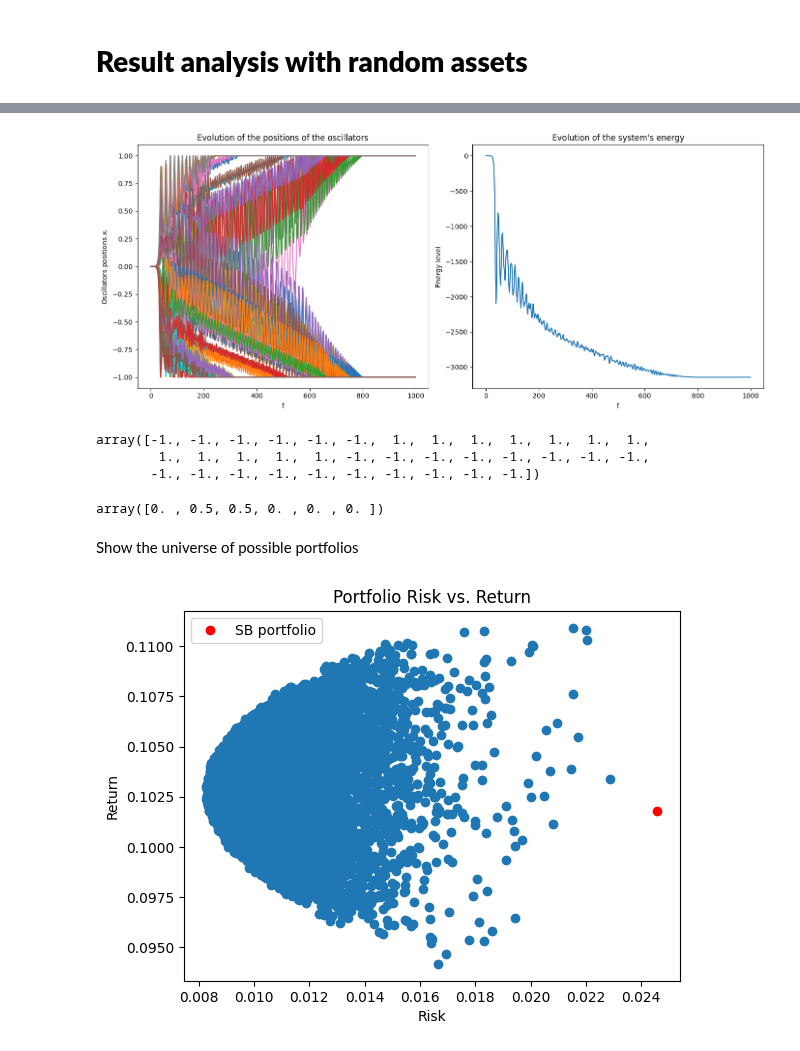
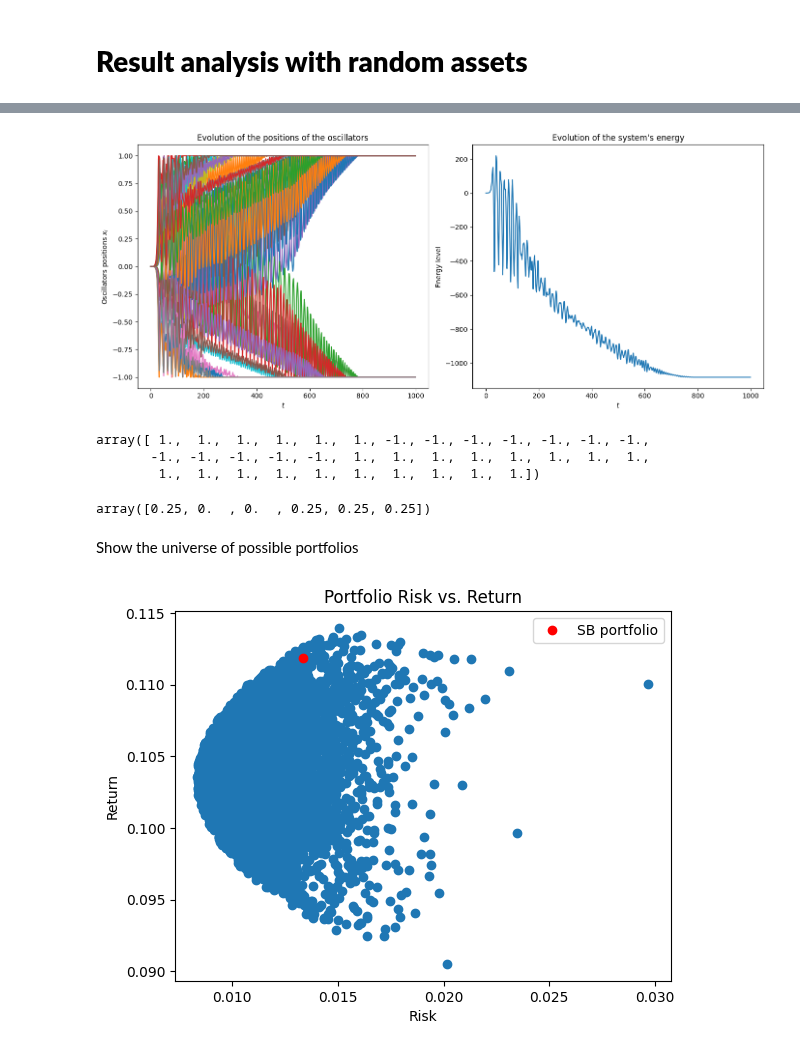
Before and after one commit to NESRINE202/SB_Algorithm_applications, a Jupyter notebook: Portfolio_reduction_tests.ipynb, the cells around one changed output, grey strips where cells are left out. Saved outputs shown, nothing was run; the diff lists cells and outputs as text; code cells hidden in the pictures.

```diff
--- a/Portfolio_reduction_tests.ipynb
+++ b/Portfolio_reduction_tests.ipynb
@@ -101,5 +82,5 @@ mu = np.array([0.2, 0.05, 0.17])
 # %%
-J,H = reduction_markovitz(sigma,mu,alpha = 2,K=10,bit=3,penaly= 1,compact=True)
+J,H = reduction_markovitz(sigma,mu,alpha = 2,K=10,bit=3,penaly= 1,compact=False)
 # %%
 np.log2(10)
 # %% [output]
@@ -134,8 +120,6 @@ array([-1., -1., -1., -1., -1., -1.,  1.,  1.,  1.,  1.])
 # %% [markdown]
 # **Result analysis with random assets**
 # %%
-import numpy as np
-
 def geometric_brownian_motion(n_assets, n_time, initial_prices, drift=0.1, volatility=0.1):
     """Generate price paths from a geometric Brownian motion."""
     dt = 1  # Time step
@@ -149,7 +133,7 @@ def geometric_brownian_motion(n_assets, n_time, initial_prices, drift=0.1, volat
 
     return prices
 
-def estimate_parameters(n_assets, n_time, initial_prices, drift=0.1, volatility=0.1):
+def estimate_parameters(n_assets, n_time, initial_prices, drift=0.1, volatility=0.01):
     """Estimate future return vector μ and covariance matrix S."""
     prices = geometric_brownian_motion(n_assets, n_time, initial_prices, drift, volatility)
     returns = np.diff(prices, axis=1) / prices[:, :-1]
@@ -161,7 +145,7 @@ def estimate_parameters(n_assets, n_time, initial_prices, drift=0.1, volatility=
 N = 6 # Number of assets
 T = 1000  # Number of time increments
 
-initial_prices = np.random.uniform(0,50,N)
+initial_prices = np.random.uniform(100,120,N)
 
 # Here we explicitly set the drift term to the average expected return
 mu, S = estimate_parameters(N, T, initial_prices=initial_prices, volatility=0.2)
@@ -205,43 +194,43 @@ states, energies, last_states, last_TAC_states, last_sign_States, last_energies,
 # %%
 results_annalysis.complete_plot(states, energies, 0)
 # %% [output]
-[figure, old version]
+[figure, new version]
 # %%
 solution = np.sign(last_states[0, :, 0])
 solution
 # %% [output]
-array([-1., -1., -1., -1., -1., -1.,  1.,  1.,  1.,  1.,  1.,  1.,  1.,
-        1.,  1.,  1.,  1.,  1., -1., -1., -1., -1., -1., -1., -1., -1.,
-       -1., -1., -1., -1., -1., -1., -1., -1., -1., -1.])
+array([ 1.,  1.,  1.,  1.,  1.,  1., -1., -1., -1., -1., -1., -1., -1.,
+       -1., -1., -1., -1., -1.,  1.,  1.,  1.,  1.,  1.,  1.,  1.,  1.,
+        1.,  1.,  1.,  1.,  1.,  1.,  1.,  1.,  1.,  1.])
 # %%
 w_opt = reverse(solution,N,K=75)
 w_opt  = w_opt/sum(w_opt)
 w_opt
 # %% [output]
-array([0. , 0.5, 0.5, 0. , 0. , 0. ])
+array([0.25, 0.  , 0.  , 0.25, 0.25, 0.25])
 # %% [markdown]
 Show the universe of possible portfolios
 # %%
 risque = []
 retour = []
 
 for _ in range(10000):
-    w = np.random.uniform(0, 15, N)
+    w = np.random.uniform(0, 75, N)
     w /= sum(w)
     wsw = w.T @ S @ w
     wmu = w.T @ mu
 
     risque.append(wsw)
     retour.append(wmu)
 
 plt.scatter(risque, retour)
 risque_SB = w_opt.T @ S @ w_opt
 return_SB = w_opt.T @ mu
 plt.plot(risque_SB, return_SB, 'ro', label='SB portfolio')  # Plot the SB portfolio point
 plt.xlabel('Risk')
 plt.ylabel('Return')
 plt.title('Portfolio Risk vs. Return')
 plt.legend()
 plt.show()
 # %% [output]
-[figure, old version]
+[figure, new version]
```
Also changed, not shown: parts of 7 cells of this notebook.
